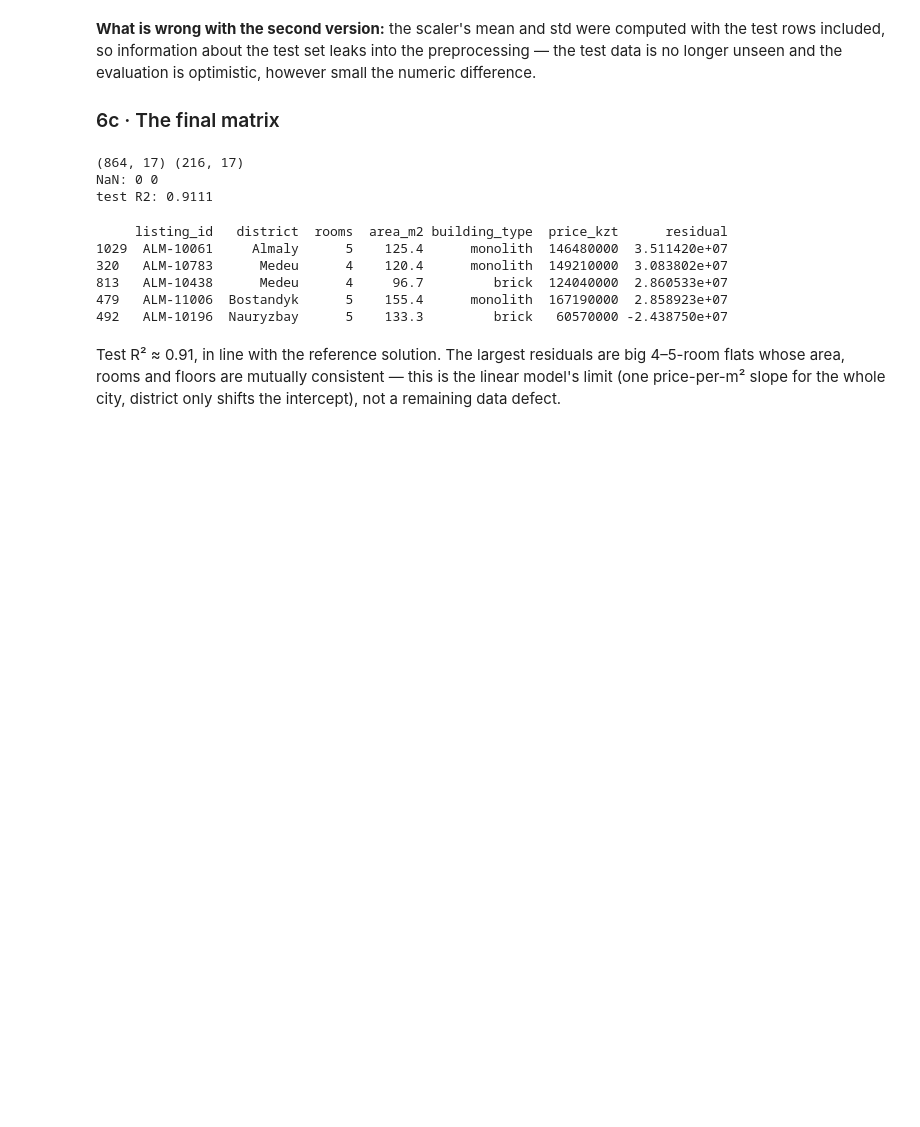
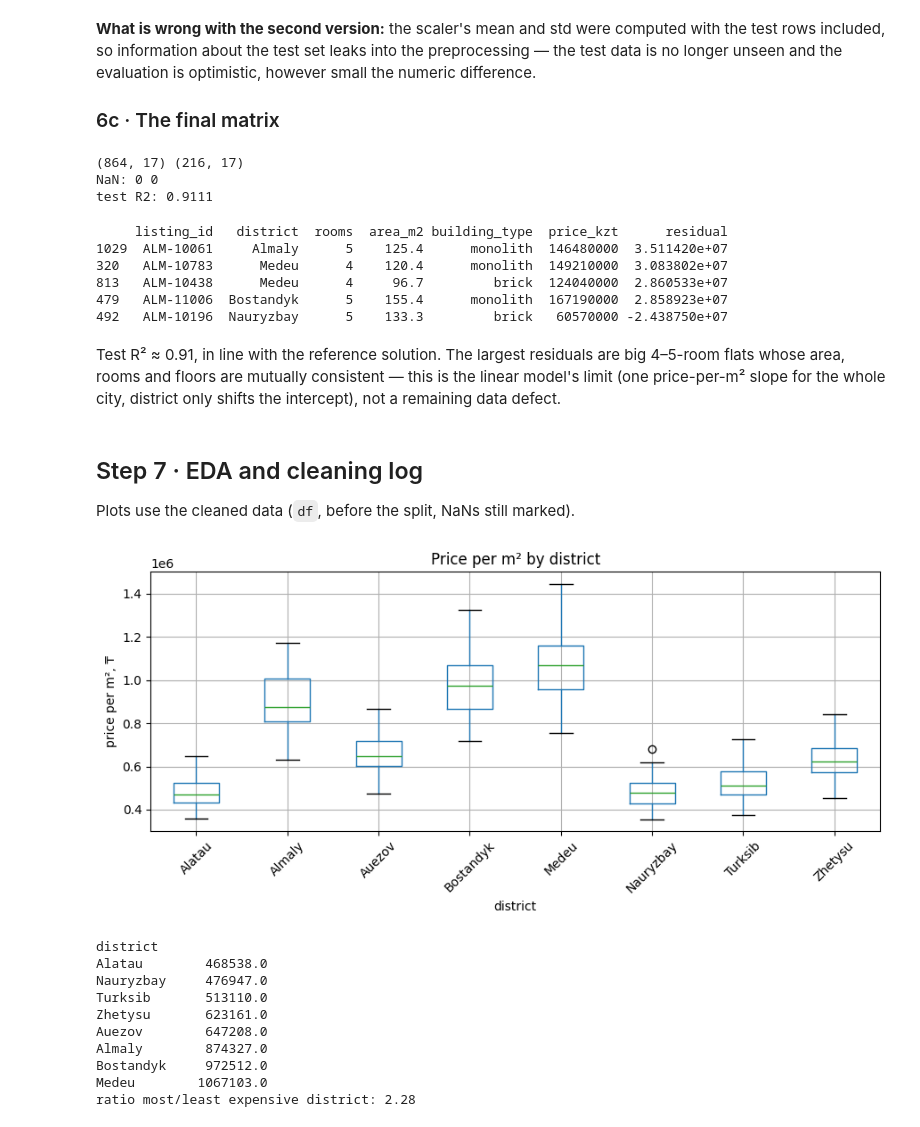
Before and after one commit to Uni-courses-CSS3004-ENG-1/Imamsidikov_ML_task1, a Jupyter notebook: task1_data_preprocessing.ipynb, the cells around one changed output. Drawn from its saved outputs; the diff is of its cells as text; code cells hidden in the pictures; blank space fills up the shorter version.

Commit message:
Step 7: EDA plots with numeric observations and full cleaning log
Co-Authored-By: Claude Opus 5.5 <noreply@anthropic.com>

```diff
--- a/task1_data_preprocessing.ipynb
+++ b/task1_data_preprocessing.ipynb
@@ -761,3 +761,25 @@ print(worst[["listing_id", "district", "rooms", "area_m2", "building_type", "pri
 Test R² ≈ 0.91, in line with the reference solution. The largest residuals are big 4–5-room flats whose area, rooms and floors
 are mutually consistent — this is the linear model's limit (one price-per-m² slope for the whole city, district only shifts the intercept),
 not a remaining data defect.
+# %% [markdown]
+## Step 7 · EDA and cleaning log
+Plots use the cleaned data (`df`, before the split, NaNs still marked).
+# %%
+df.boxplot(column="price_per_m2", by="district", rot=45, figsize=(9, 4.5))
+plt.ylabel("price per m², ₸"); plt.xlabel("district"); plt.title("Price per m² by district"); plt.suptitle("")
+plt.tight_layout(); plt.show()
+ppm_med = df.groupby("district")["price_per_m2"].median()
+print(ppm_med.round(0).sort_values().to_string())
+print(f"ratio most/least expensive district: {ppm_med.max() / ppm_med.min():.2f}")
+# %% [output]
+[figure, added]
+district
+Alatau        468538.0
+Nauryzbay     476947.0
+Turksib       513110.0
+Zhetysu       623161.0
+Auezov        647208.0
+Almaly        874327.0
+Bostandyk     972512.0
+Medeu        1067103.0
+ratio most/least expensive district: 2.28
```
Also changed, not shown: parts of 5 cells of this notebook.
